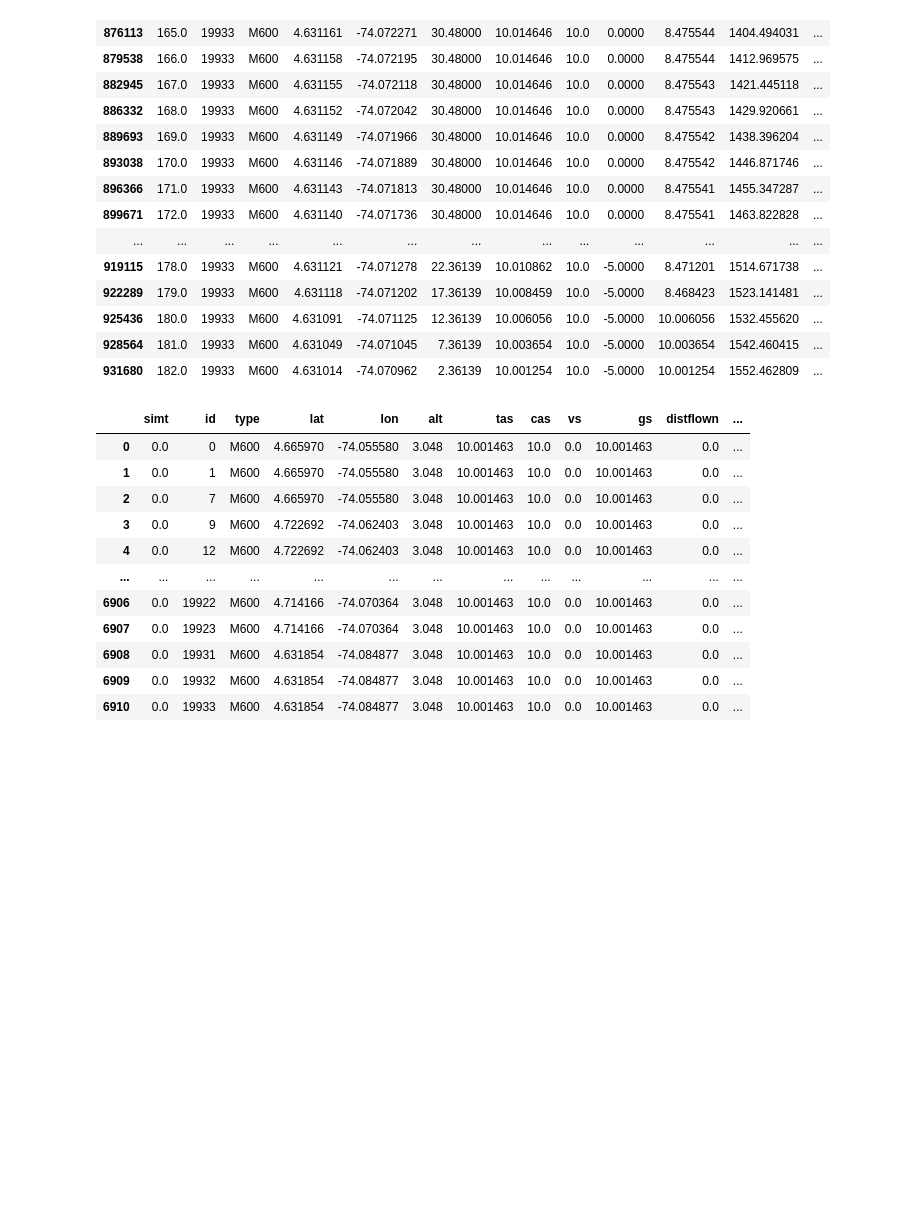
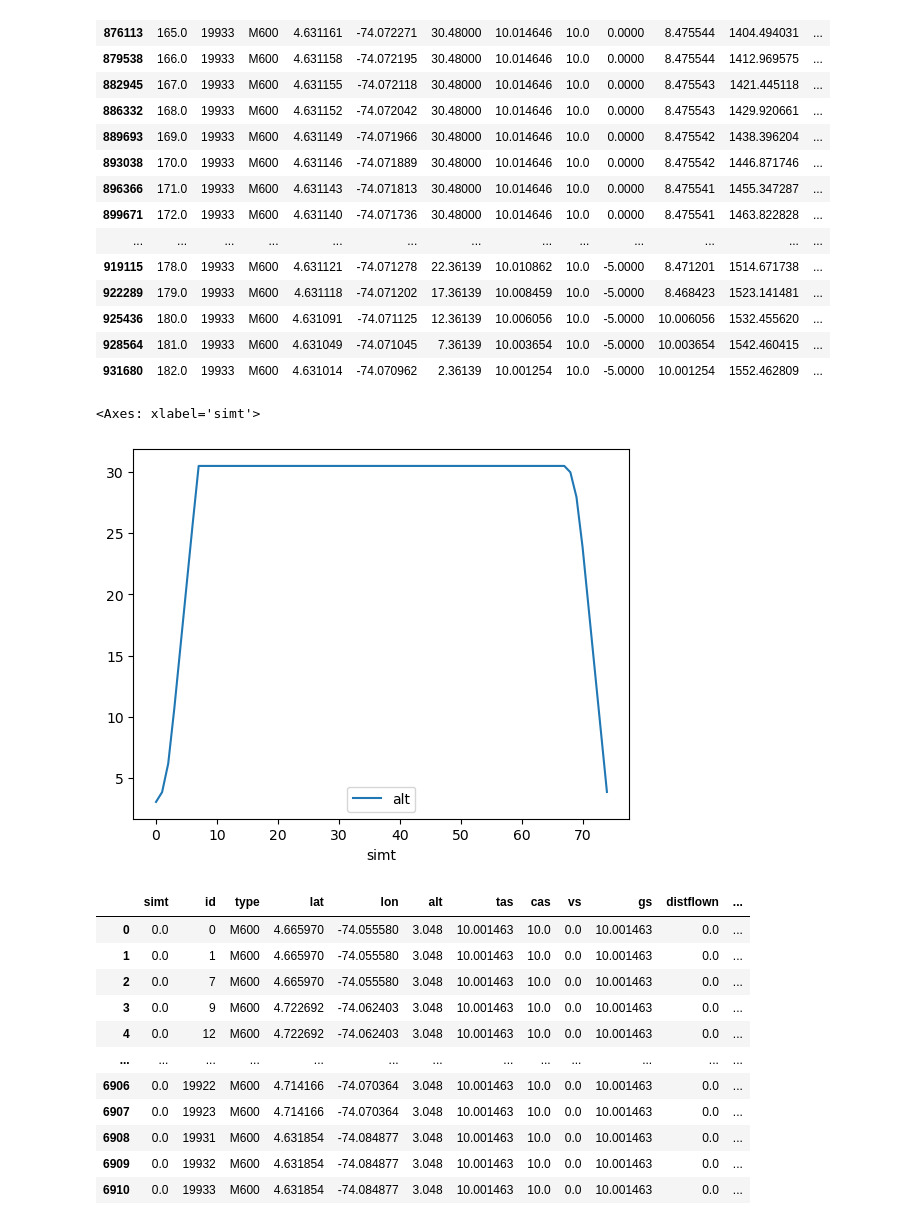
Before and after one commit to MDiDeo/cap6707_uav_project, a Jupyter notebook: multiple_UAV.ipynb, the cells around one changed output. Cells and saved outputs as stored; diff of their text form; code cells hidden in the pictures; blank space fills up the shorter version.

```diff
--- a/multiple_UAV.ipynb
+++ b/multiple_UAV.ipynb
@@ -98,6 +99,11 @@ df_start.tail(20)
 | 925436 | 180.0 | 19933 | M600 | 4.631091 | -74.071125 | 12.36139 | 10.006056 | 10.0 | -5.0000 | 10.006056 | 1532.455620 | ... |
 | 928564 | 181.0 | 19933 | M600 | 4.631049 | -74.071045 | 7.36139 | 10.003654 | 10.0 | -5.0000 | 10.003654 | 1542.460415 | ... |
 | 931680 | 182.0 | 19933 | M600 | 4.631014 | -74.070962 | 2.36139 | 10.001254 | 10.0 | -5.0000 | 10.001254 | 1552.462809 | ... |
+# %%
+df_start.loc[df['id'] == 19923].plot('simt', 'alt')
+# %% [output]
+<Axes: xlabel='simt'>
+[figure, added]
 # %%
 df_start = df.sort_values(by=['id', 'simt'], ascending=True).drop_duplicates('id').sort_values('id')
 df_start
```
Also changed, not shown: parts of 28 cells of this notebook, 2 other files.
